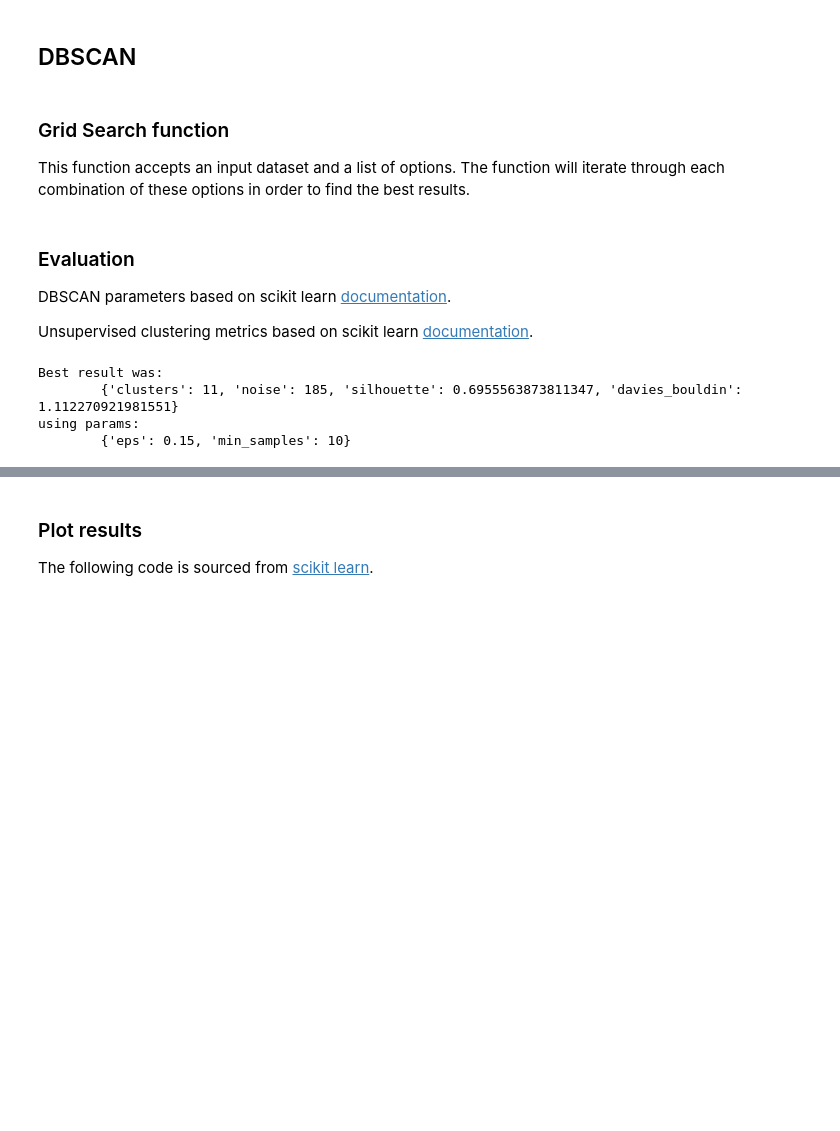
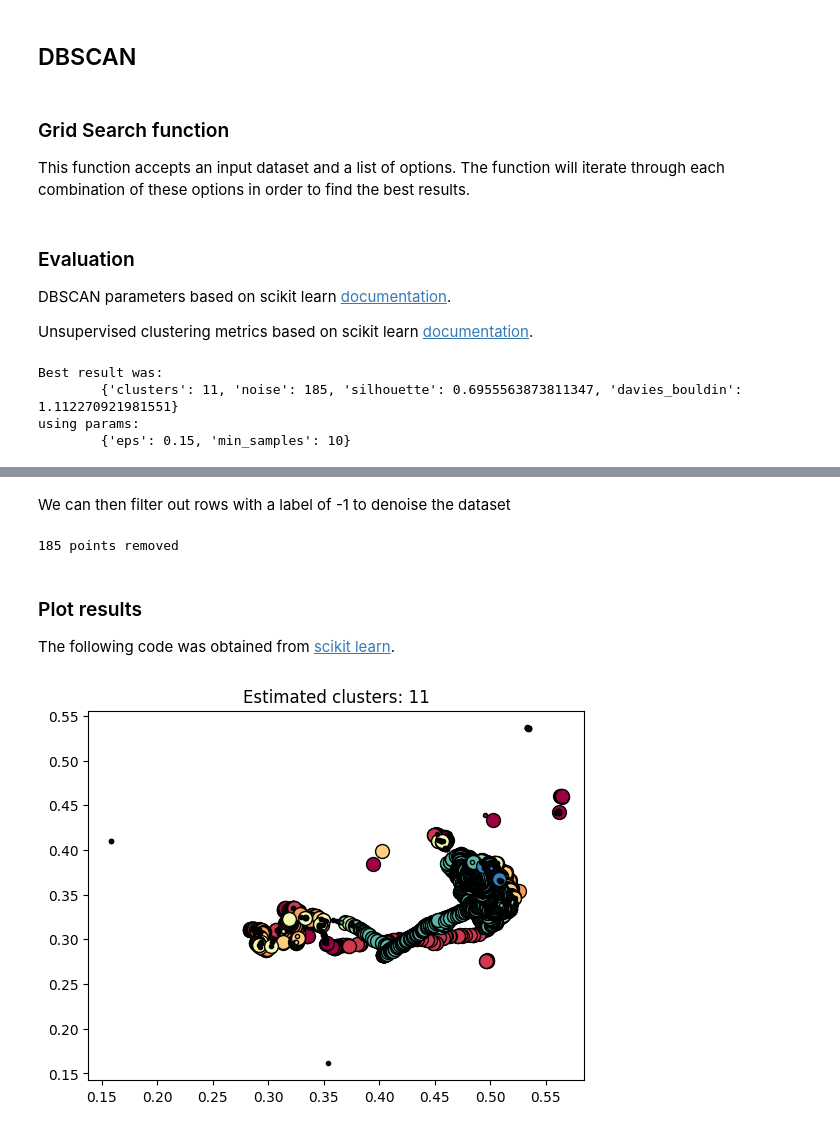
Before and after one commit to daveg1/Honours-Clustering-Telemetry, a Jupyter notebook: Python/dbscan_eval.ipynb, the cells around one changed output, grey strips where cells are left out. Saved outputs shown, nothing was run; the diff lists cells and outputs as text; code cells hidden in the pictures; blank space fills up the shorter version.

Commit message:
implement denoising data after DBSCAN clustering; export denoised data to CSV

```diff
--- a/Python/dbscan_eval.ipynb
+++ b/Python/dbscan_eval.ipynb
@@ -29,6 +29,9 @@ plot3d(X, 'Leg 1 Pre-DBSCAN')
 [figure]
 # %% [markdown]
 ## DBSCAN
+# %%
+def num_of_clusters(db):
+	return len(set(db.labels_)) - (1 if -1 in db.labels_ else 0)
 # %% [markdown]
 ### Grid Search function
 
@@ -41,8 +44,8 @@ import itertools
 def grid_search_dbscan(data: pd.DataFrame, options: dict[str, tuple], verbose=False) -> list[dict[str, int]]:
 	results = []
 
-	# Iterate through each combination of options
-	# And perform a DBSCAN evaluation
+	# Iterate through all combinations of options
+	# And perform a DBSCAN evaluation on each
 	option_combs = itertools.product(*options.values())
 
 	for eps, min_samples in list(option_combs):
@@ -52,7 +55,7 @@ def grid_search_dbscan(data: pd.DataFrame, options: dict[str, tuple], verbose=Fa
 		labels = db.labels_
 
 		# Get estimated number of clusters and noise points
-		clusters = len(set(labels)) - (1 if -1 in labels else 0)
+		clusters = num_of_clusters(db)
 		noise = list(labels).count(-1)
 
 		# Silhouette Coefficient
@@ -107,0 +113,5 @@ using params:
+# %%
+db = DBSCAN(eps=best['params']['eps'], min_samples=best['params']['min_samples']).fit(X)
+X_labeled = X.copy(deep=True)
+X_labeled['Label'] = db.labels_
+X_labeled.head(5)
@@ -108,12 +125,19 @@ using params:
+# %% [markdown]
+We can then filter out rows with a label of -1 to denoise the dataset
+# %%
+X_denoised = X_labeled[X_labeled['Label'] != -1]
+print(f'{X_labeled.shape[0] - X_denoised.shape[0]} points removed')
+# %% [output]
+185 points removed
 # %% [markdown]
 ### Plot results
-The following code is sourced from [scikit learn](https://scikit-learn.org/stable/auto_examples/cluster/plot_dbscan.html#sphx-glr-auto-examples-cluster-plot-dbscan-py).
+The following code was obtained from [scikit learn](https://scikit-learn.org/stable/auto_examples/cluster/plot_dbscan.html#sphx-glr-auto-examples-cluster-plot-dbscan-py).
 # %%
 import numpy as np
 
-def plot_clusters(db, labels, clusters):
-	unique_labels = set(labels)
-	core_samples_mask = np.zeros_like(labels, dtype=bool)
+def plot_clusters(db):
+	unique_labels = set(db.labels_)
+	core_samples_mask = np.zeros_like(db.labels_, dtype=bool)
 	core_samples_mask[db.core_sample_indices_] = True
 
 	colors = [plt.cm.Spectral(each) for each in np.linspace(0, 1, len(unique_labels))]
@@ -123,7 +147,7 @@ def plot_clusters(db, labels, clusters):
 			# Black used for noise
 			color = [0, 0, 0, 1]
 
-		class_member_mask = labels == k
+		class_member_mask = db.labels_ == k
 
 		core_samples = X[class_member_mask & core_samples_mask]
 
@@ -146,5 +170,9 @@ def plot_clusters(db, labels, clusters):
 			markersize=3,
 		)
 
-	plt.title(f'Estimated clusters: {clusters}')
+	plt.title(f'Estimated clusters: {num_of_clusters(db)}')
 	plt.show()
+# %%
+plot_clusters(db)
+# %% [output]
+[figure, added]
```
Also changed, not shown: parts of 6 cells of this notebook, 1 other file.
